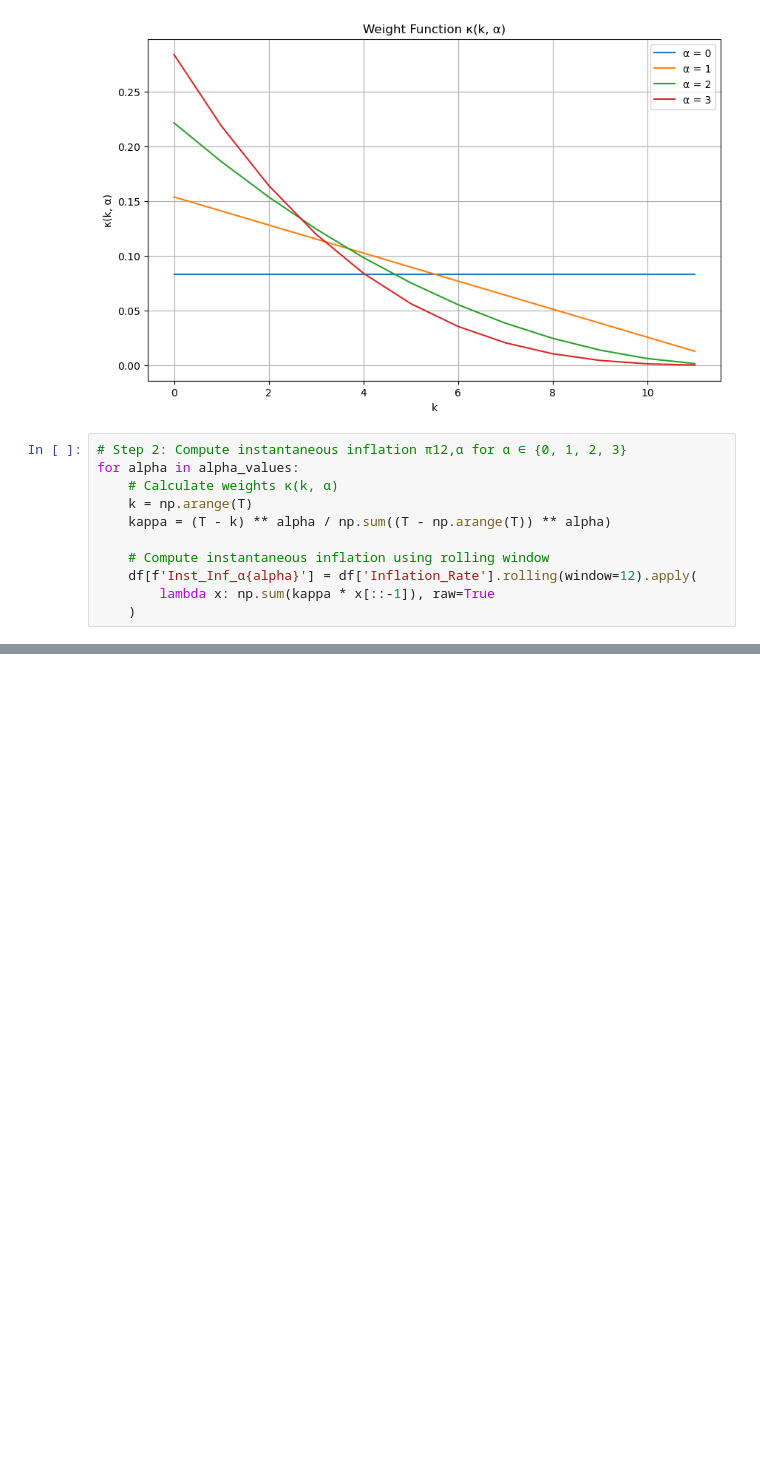
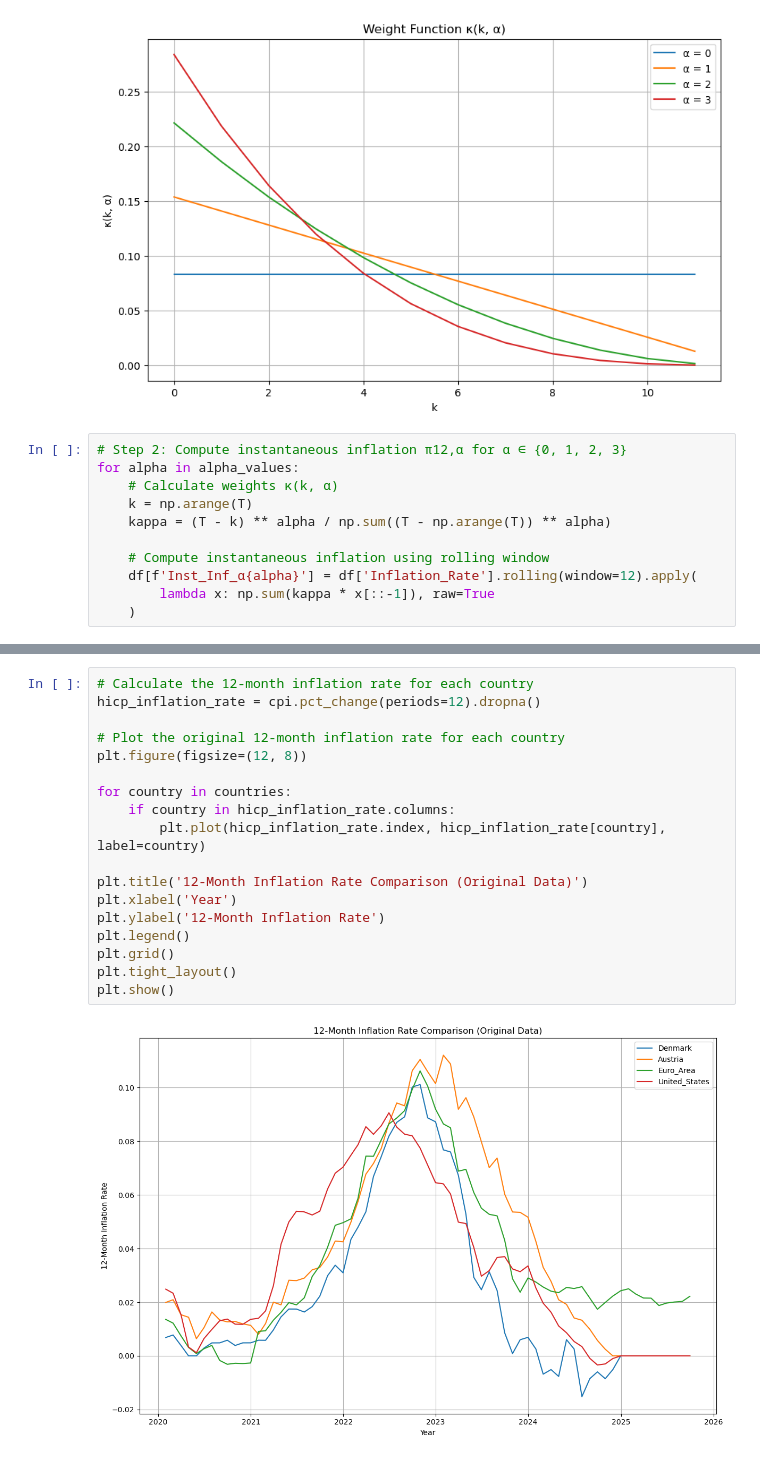
Before and after one commit to NumEconCopenhagen/projects-2025-wee, a Jupyter notebook: 01_dataproject/dataproject.ipynb, the cells around one changed output, grey strips where cells are left out. Saved outputs shown, nothing was run; the diff lists cells and outputs as text; blank space fills up the shorter version.

```diff
--- a/01_dataproject/dataproject.ipynb
+++ b/01_dataproject/dataproject.ipynb
@@ -193,0 +249,20 @@ We find that that ...
+# %%
+# Calculate the 12-month inflation rate for each country
+hicp_inflation_rate = cpi.pct_change(periods=12).dropna()
+
+# Plot the original 12-month inflation rate for each country
+plt.figure(figsize=(12, 8))
+
+for country in countries:
+    if country in hicp_inflation_rate.columns:
+        plt.plot(hicp_inflation_rate.index, hicp_inflation_rate[country], label=country)
+
+plt.title('12-Month Inflation Rate Comparison (Original Data)')
+plt.xlabel('Year')
+plt.ylabel('12-Month Inflation Rate')
+plt.legend()
+plt.grid()
+plt.tight_layout()
+plt.show()
+# %% [output]
+[figure, added]
```
Also changed, not shown: parts of 15 cells of this notebook.
